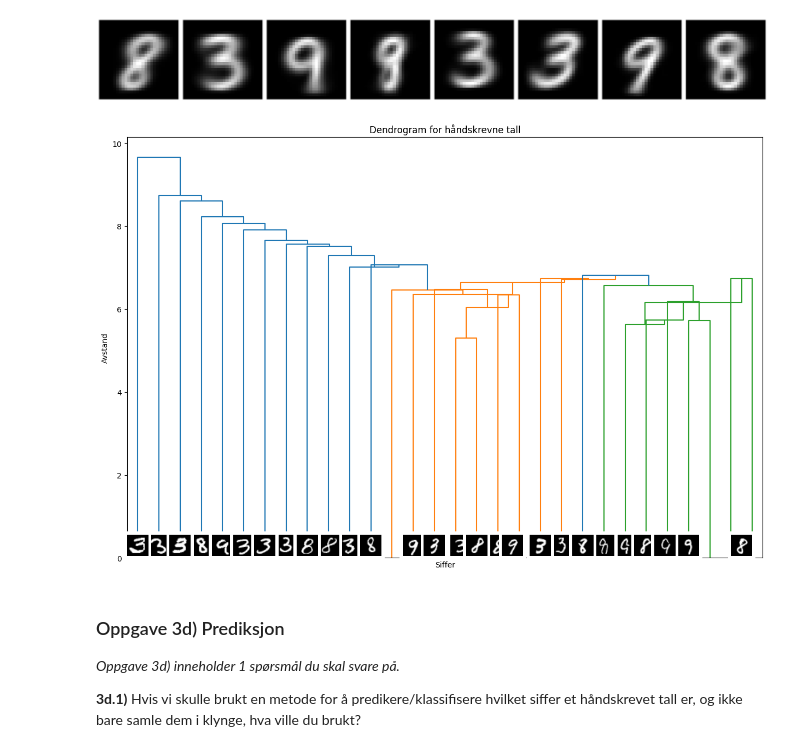
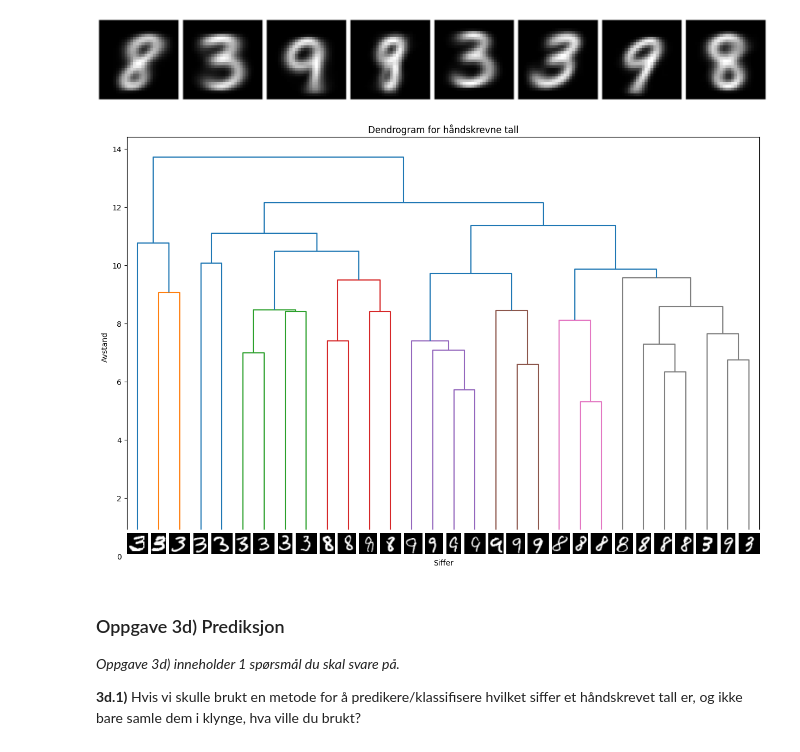
Before and after one commit to edvardbe/istt1003-30, a Jupyter notebook: oppg3.ipynb, the cells around one changed output. Saved outputs shown, nothing was run; the diff lists cells and outputs as text; code cells hidden in the pictures.

Commit message:
Change linkage method from centroid to complete

```diff
--- a/oppg3.ipynb
+++ b/oppg3.ipynb
@@ -361,9 +361,9 @@ plot_hierarchical_centroids(images.to_numpy(), antall_klynger)
 [figure]
 # %%
 # her kan du lage et nytt dendrogram med ny 'method' (kopier koden over)
-plot_dendrogram(sample, sampleimg, n_image, 'centroid')
+plot_dendrogram(sample, sampleimg, n_image, 'complete')
 # %% [output]
-[figure, old version]
+[figure, new version]
 # %% [markdown]
 ### Oppgave 3d) Prediksjon<a name="oppgave3d"></a>
 
```
